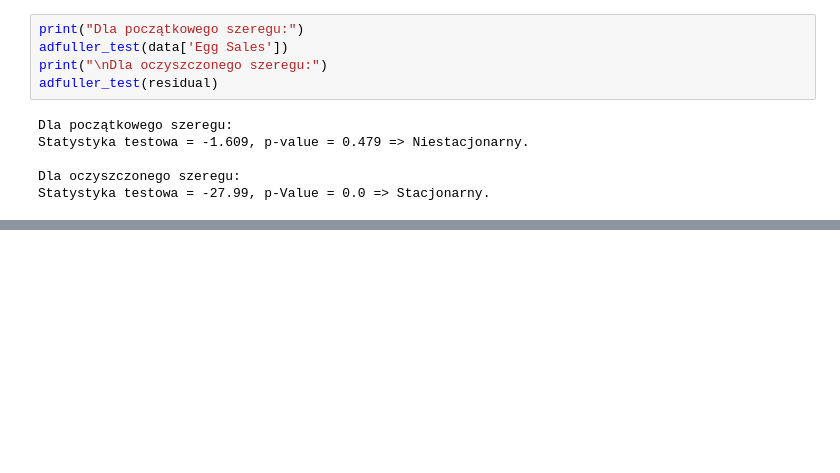
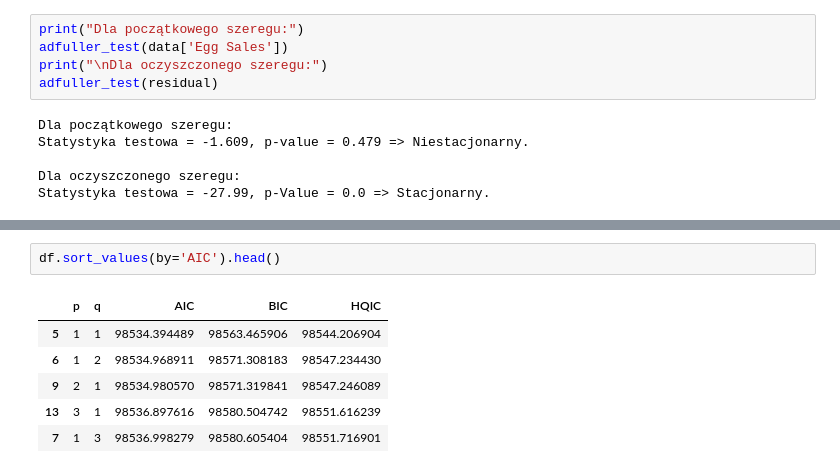
Before and after one commit to AmeliaBieda/Egg_Sales, a Jupyter notebook: raport.ipynb, the cells around one changed output, grey strips where cells are left out. Cells and saved outputs as stored; diff of their text form; blank space fills up the shorter version.

```diff
--- a/raport.ipynb
+++ b/raport.ipynb
@@ -286,0 +351,9 @@ Statystyka testowa = -27.99, p-Value = 0.0 => Stacjonarny.
+# %%
+df.sort_values(by='AIC').head()
+# %% [output]
+|  | p | q | AIC | BIC | HQIC |
+| 5 | 1 | 1 | 98534.394489 | 98563.465906 | 98544.206904 |
+| 6 | 1 | 2 | 98534.968911 | 98571.308183 | 98547.234430 |
+| 9 | 2 | 1 | 98534.980570 | 98571.319841 | 98547.246089 |
+| 13 | 3 | 1 | 98536.897616 | 98580.504742 | 98551.616239 |
+| 7 | 1 | 3 | 98536.998279 | 98580.605404 | 98551.716901 |
```
Also changed, not shown: parts of 9 cells of this notebook.
